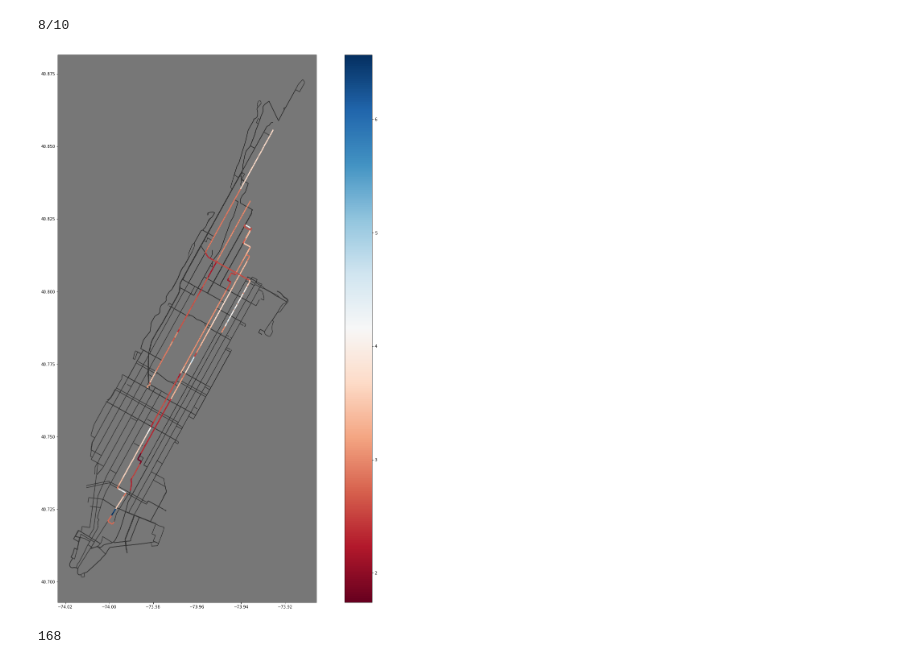
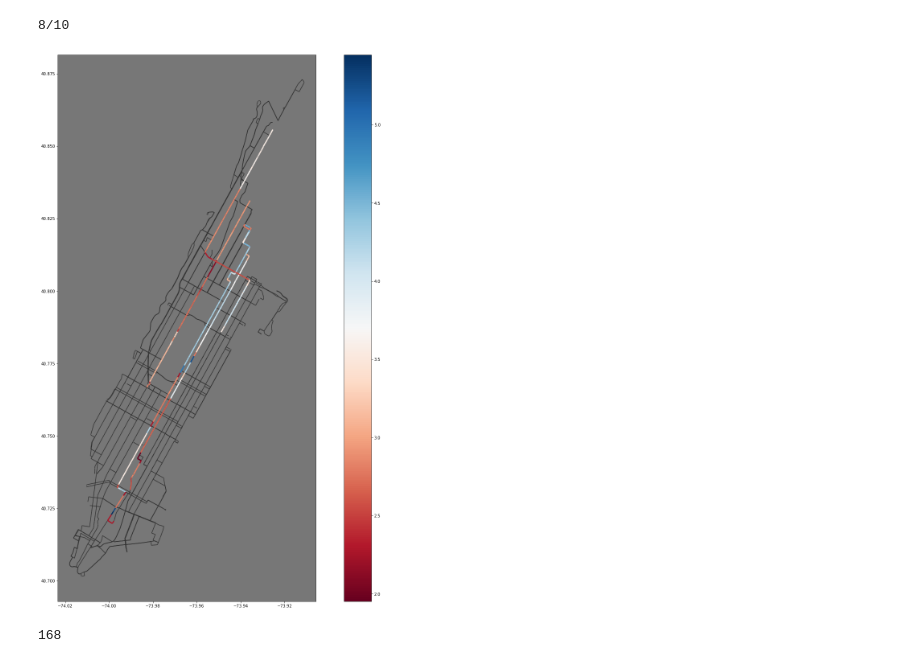
Before and after one commit to cpcarey/nyu-cusp-mlc-bus, a Jupyter notebook: src/notebooks/08_collect_stop_arrival_times.ipynb, the cells around one changed output. Cells and saved outputs as stored; diff of their text form; code cells hidden in the pictures.

```diff
--- a/src/notebooks/08_collect_stop_arrival_times.ipynb
+++ b/src/notebooks/08_collect_stop_arrival_times.ipynb
@@ -268,3 +206,8 @@ def get_trip_ids(trip_key):
     trip_keys = [f for f in trip_keys if re.match(f'{trip_id}.*', f)]
     trip_keys = [f for f in trip_keys if re.match(f'.*_{route_id}_', f)]
     return trip_keys
+# %%
+hours = list(range(4))
+# %%
+def get_hour(x):
+    return int(math.floor((int(x[0:2]) % 24) / 6))
@@ -271,3 +264,27 @@ def get_trip_ids(trip_key):
+# %%
+def get_avg_speed_attr_dict(avg_speed_dfs, route_mg):
+    attr_dict = {}
+    for hour, avg_speed_df in enumerate(avg_speed_dfs):
+        for row in avg_speed_df.iterrows():
+            index = row[0]
+            start, end = (wkt.loads(f) for f in index)
+            avg_speed = row[1][0]
+
+            start_node = get_node(route_mg, (start.x, start.y))
+            end_node = get_node(route_mg, (end.x, end.y))
+
+            path = nx.shortest_path(route_mg, start_node, end_node)
+
+            for i in range(len(path) - 1):
+                edge = (path[i], path[i+1])
+                if edge not in attr_dict:
+                    attr_dict[edge] = {}
+                key = f'speeds_{hour}'
+                if key not in attr_dict[edge]:
+                    attr_dict[edge][key] = []
+                attr_dict[edge][key].append(avg_speed)
+
+    return attr_dict
 # %%
 trip_keys = list(trip_stop_sequence_dict.keys())[0:10]
 
@@ -281,8 +298,8 @@ for trip_key in tqdm(trip_keys):
         trip_id = trip_key.split(',')[1]
         route_mg = route_mgs[route_ids.index(route_id)]
 
-        avg_speed_df = get_avg_speed_df(trip_key)
-        avg_speed_attr_dict = get_avg_speed_attr_dict(avg_speed_df, route_mg)
+        avg_speed_dfs = get_avg_speed_dfs(trip_key)
+        avg_speed_attr_dict = get_avg_speed_attr_dict(avg_speed_dfs, route_mg)
 
         avg_speed_dfs.append(avg_speed_df)
         avg_speed_attr_dicts.append(avg_speed_attr_dict)
@@ -314,10 +335,10 @@ all_edges_gdf = graph_to_edge_gdf(all_routes_mg)
 # %%
 fig, ax = plt.subplots(figsize=(25, 25))
 all_edges_gdf.plot(ax=ax, color='#333', zorder=1)
-all_edges_gdf.plot(ax=ax, column='speed', cmap='RdBu', zorder=2, linewidth=3, legend=True)
+all_edges_gdf.plot(ax=ax, column='speeds_3', cmap='RdBu', zorder=2, linewidth=3, legend=True)
 ax.set_facecolor('#777')
 # %% [output]
-[figure, old version]
+[figure, new version]
 # %%
 len(list(trip_stop_sequence_dict.keys()))
 # %% [output]
```
Also changed, not shown: parts of 6 cells of this notebook, 2 other files.
